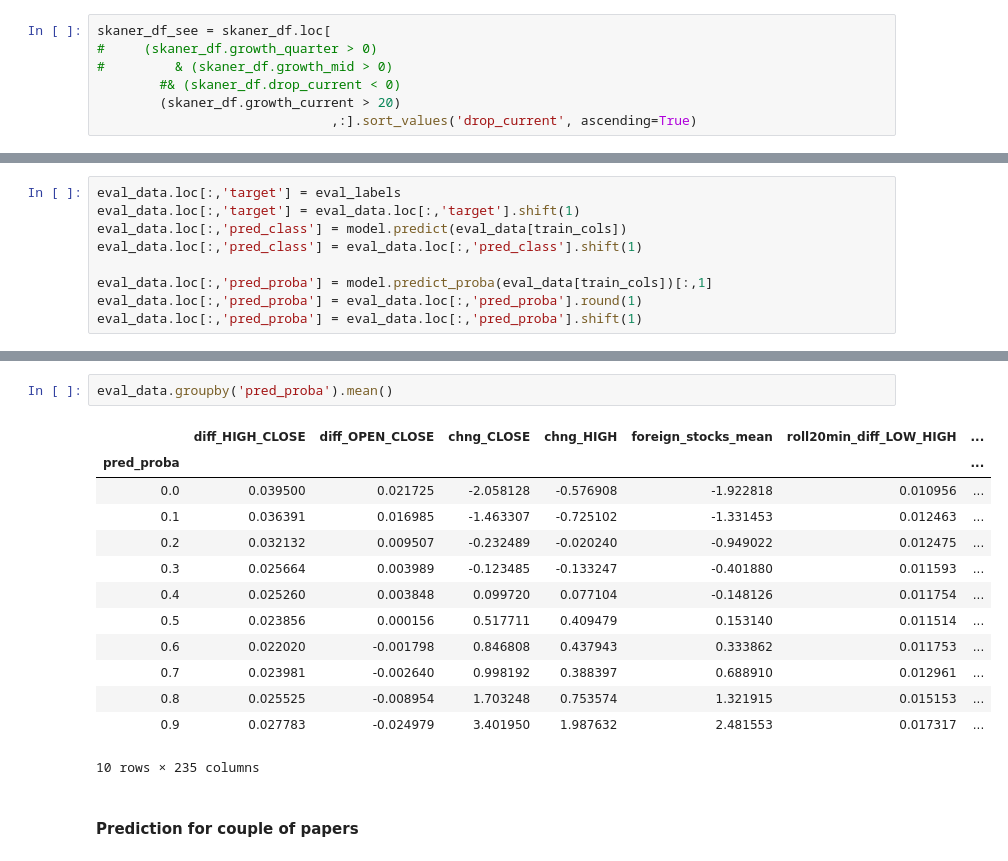
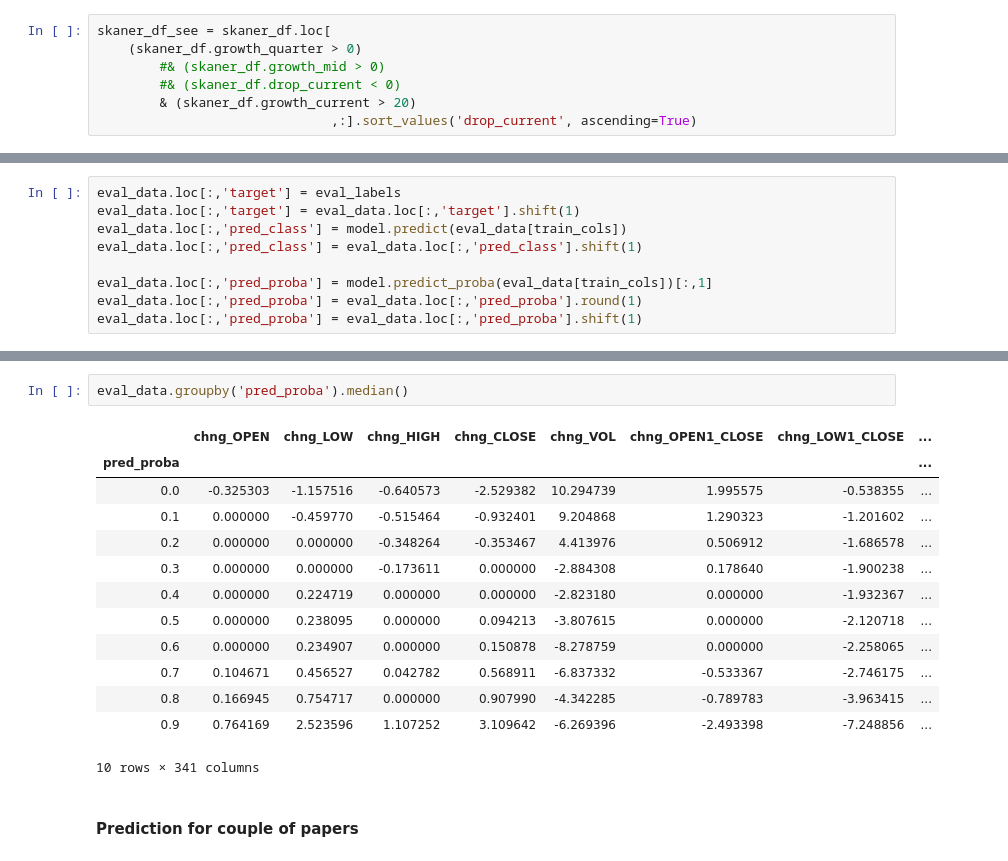
Before and after one commit to showeye/wse_analytics, a Jupyter notebook: bossa.ipynb, the cells around one changed output, grey strips where cells are left out. Cells and saved outputs as stored; diff of their text form.

```diff
--- a/bossa.ipynb
+++ b/bossa.ipynb
@@ -290,10 +290,10 @@ skaner_df.loc[:,'growth_potential'] = round((skaner_df.loc[:,'max_before_crisis'
 skaner_df.loc[:,'drop_current'] = round(skaner_df.loc[:,'current'] * 100 / skaner_df.loc[:,'max_before_crisis'] - 100, 2)
 # %%
 skaner_df_see = skaner_df.loc[
-#     (skaner_df.growth_quarter > 0)
-#         & (skaner_df.growth_mid > 0)
+    (skaner_df.growth_quarter > 0)
+        #& (skaner_df.growth_mid > 0)
         #& (skaner_df.drop_current < 0)
-        (skaner_df.growth_current > 20)
+        & (skaner_df.growth_current > 20)
                               ,:].sort_values('drop_current', ascending=True)
 # %%
 skaner_df_see = skaner_df_see.loc[
@@ -768,19 +727,19 @@ eval_data.groupby('pred_class').mean()
 # %%
-eval_data.groupby('pred_proba').mean()
+eval_data.groupby('pred_proba').median()
 # %% [output]
-|  | diff_HIGH_CLOSE | diff_OPEN_CLOSE | chng_CLOSE | chng_HIGH | foreign_stocks_mean | roll20min_diff_LOW_HIGH | ... |
-| pred_proba |  |  |  |  |  |  | ... |
-| 0.0 | 0.039500 | 0.021725 | -2.058128 | -0.576908 | -1.922818 | 0.010956 | ... |
-| 0.1 | 0.036391 | 0.016985 | -1.463307 | -0.725102 | -1.331453 | 0.012463 | ... |
-| 0.2 | 0.032132 | 0.009507 | -0.232489 | -0.020240 | -0.949022 | 0.012475 | ... |
-| 0.3 | 0.025664 | 0.003989 | -0.123485 | -0.133247 | -0.401880 | 0.011593 | ... |
-| 0.4 | 0.025260 | 0.003848 | 0.099720 | 0.077104 | -0.148126 | 0.011754 | ... |
-| 0.5 | 0.023856 | 0.000156 | 0.517711 | 0.409479 | 0.153140 | 0.011514 | ... |
-| 0.6 | 0.022020 | -0.001798 | 0.846808 | 0.437943 | 0.333862 | 0.011753 | ... |
-| 0.7 | 0.023981 | -0.002640 | 0.998192 | 0.388397 | 0.688910 | 0.012961 | ... |
-| 0.8 | 0.025525 | -0.008954 | 1.703248 | 0.753574 | 1.321915 | 0.015153 | ... |
-| 0.9 | 0.027783 | -0.024979 | 3.401950 | 1.987632 | 2.481553 | 0.017317 | ... |
+|  | chng_OPEN | chng_LOW | chng_HIGH | chng_CLOSE | chng_VOL | chng_OPEN1_CLOSE | chng_LOW1_CLOSE | ... |
+| pred_proba |  |  |  |  |  |  |  | ... |
+| 0.0 | -0.325303 | -1.157516 | -0.640573 | -2.529382 | 10.294739 | 1.995575 | -0.538355 | ... |
+| 0.1 | 0.000000 | -0.459770 | -0.515464 | -0.932401 | 9.204868 | 1.290323 | -1.201602 | ... |
+| 0.2 | 0.000000 | 0.000000 | -0.348264 | -0.353467 | 4.413976 | 0.506912 | -1.686578 | ... |
+| 0.3 | 0.000000 | 0.000000 | -0.173611 | 0.000000 | -2.884308 | 0.178640 | -1.900238 | ... |
+| 0.4 | 0.000000 | 0.224719 | 0.000000 | 0.000000 | -2.823180 | 0.000000 | -1.932367 | ... |
+| 0.5 | 0.000000 | 0.238095 | 0.000000 | 0.094213 | -3.807615 | 0.000000 | -2.120718 | ... |
+| 0.6 | 0.000000 | 0.234907 | 0.000000 | 0.150878 | -8.278759 | 0.000000 | -2.258065 | ... |
+| 0.7 | 0.104671 | 0.456527 | 0.042782 | 0.568911 | -6.837332 | -0.533367 | -2.746175 | ... |
+| 0.8 | 0.166945 | 0.754717 | 0.000000 | 0.907990 | -4.342285 | -0.789783 | -3.963415 | ... |
+| 0.9 | 0.764169 | 2.523596 | 1.107252 | 3.109642 | -6.269396 | -2.493398 | -7.248856 | ... |
-10 rows × 235 columns
+10 rows × 341 columns
 # %% [markdown]
 #### Prediction for couple of papers
 # %%
```
Also changed, not shown: parts of 22 cells of this notebook.
